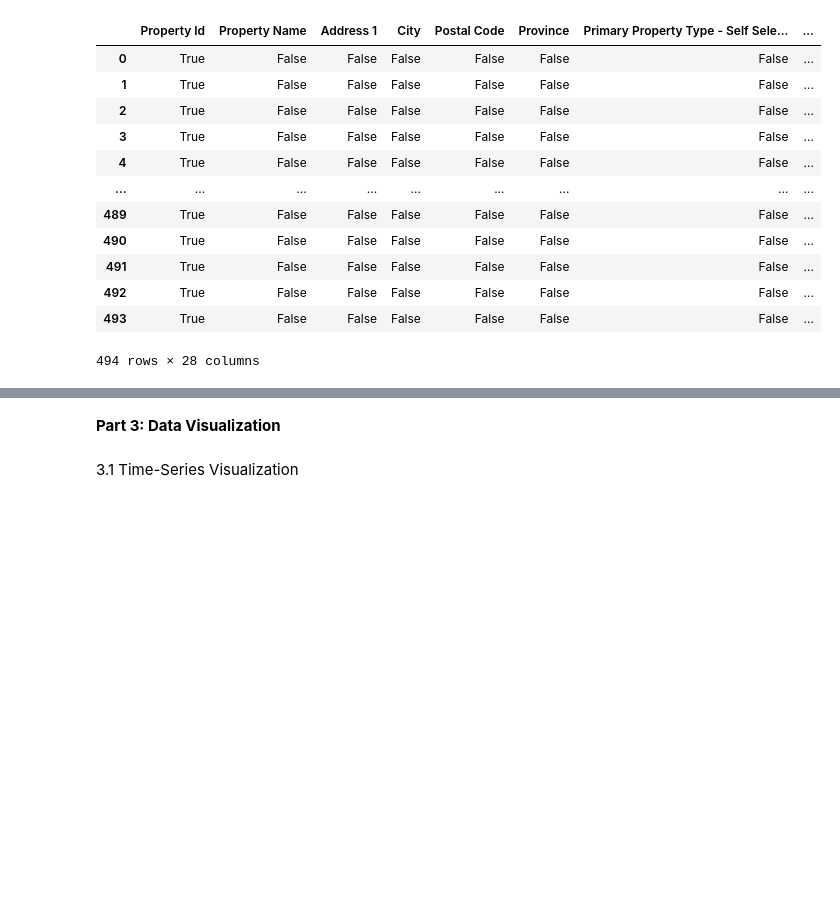
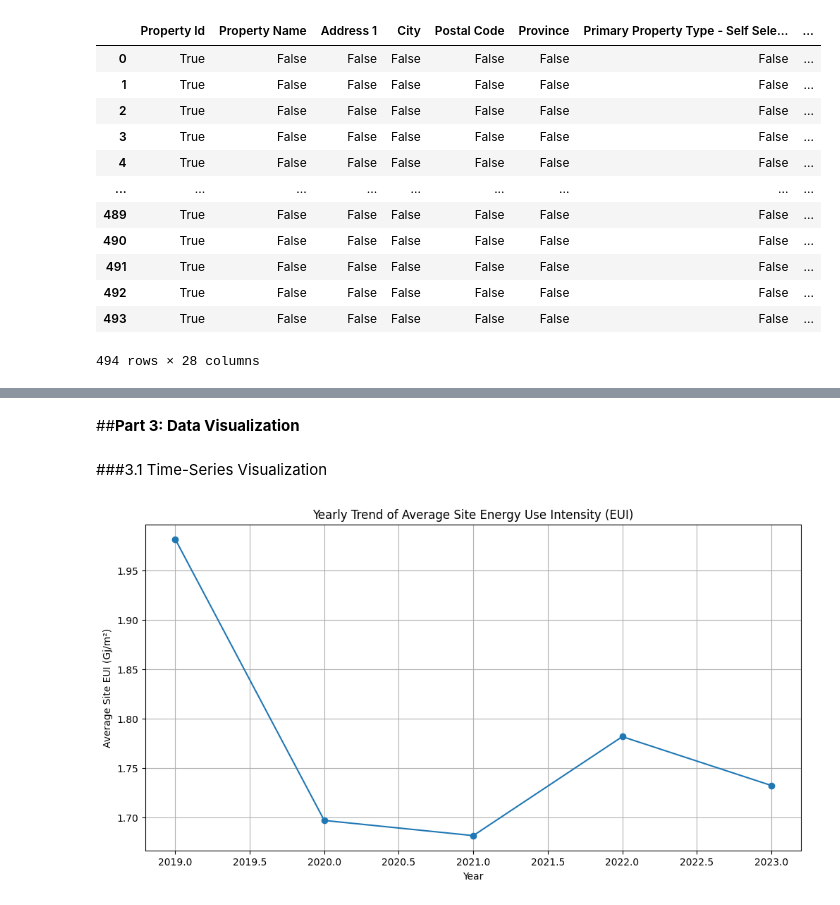
Before and after one commit to RubyNouriK/DATA601-HW, a Jupyter notebook: HW4.ipynb, the cells around one changed output, grey strips where cells are left out. Drawn from its saved outputs; the diff is of its cells as text; code cells hidden in the pictures; blank space fills up the shorter version.

```diff
--- a/HW4.ipynb
+++ b/HW4.ipynb
@@ -607,4 +599,31 @@ display(dt_energy)
+# %%
+# apply IQR method to detect outliers in 'Total GHG Emissions (Metric Tons CO2e)'
+Q1 = dt_energy['Total GHG Emissions (Metric Tons CO2e)'].quantile(0.25)
+Q3 = dt_energy['Total GHG Emissions (Metric Tons CO2e)'].quantile(0.75)
+IQR = Q3 - Q1
+lower_bound = Q1 - 1.5 * IQR
+upper_bound = Q3 + 1.5 * IQR
+outliers1 = (dt_energy['Total GHG Emissions (Metric Tons CO2e)'] < lower_bound) | (dt_energy['Total GHG Emissions (Metric Tons CO2e)'] > upper_bound)
+# %%
+# Replace outliers with median for property type
+
+median_replace = dt_energy.groupby('Primary Property Type - Self Selected')['Total GHG Emissions (Metric Tons CO2e)'].transform('median')
+dt_energy.loc[outliers1.index, 'Total GHG Emissions (Metric Tons CO2e)'] = median_replace[outliers1.index]
 # %% [markdown]
-**Part 3: Data Visualization**
+##**Part 3: Data Visualization**
 # %% [markdown]
-3.1 Time-Series Visualization
+###3.1 Time-Series Visualization
+# %%
+# plot yearly trend of average Site Energy Use Intensity (EUI)
+import matplotlib.pyplot as plt
+
+year_eui = dt_energy.groupby(['Year Ending'])['Site EUI (GJ/m²)'].mean()
+# grouping year with average Site EUI
+year_eui.plot(kind='line', figsize=(12, 6), marker='o')
+plt.title('Yearly Trend of Average Site Energy Use Intensity (EUI)')
+plt.xlabel('Year')
+plt.ylabel('Average Site EUI (Gj/m²)')
+plt.grid(True)
+plt.show()
+# %% [output]
+[figure, added]
```
Also changed, not shown: parts of 36 cells of this notebook.
